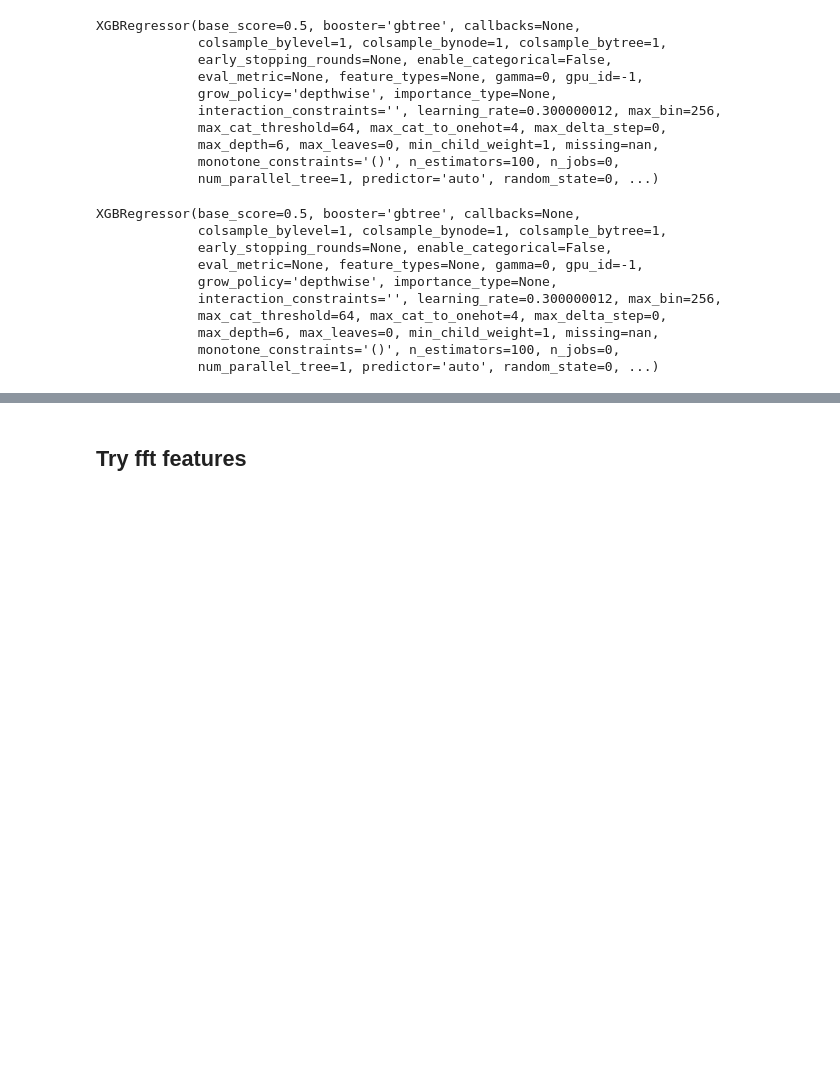
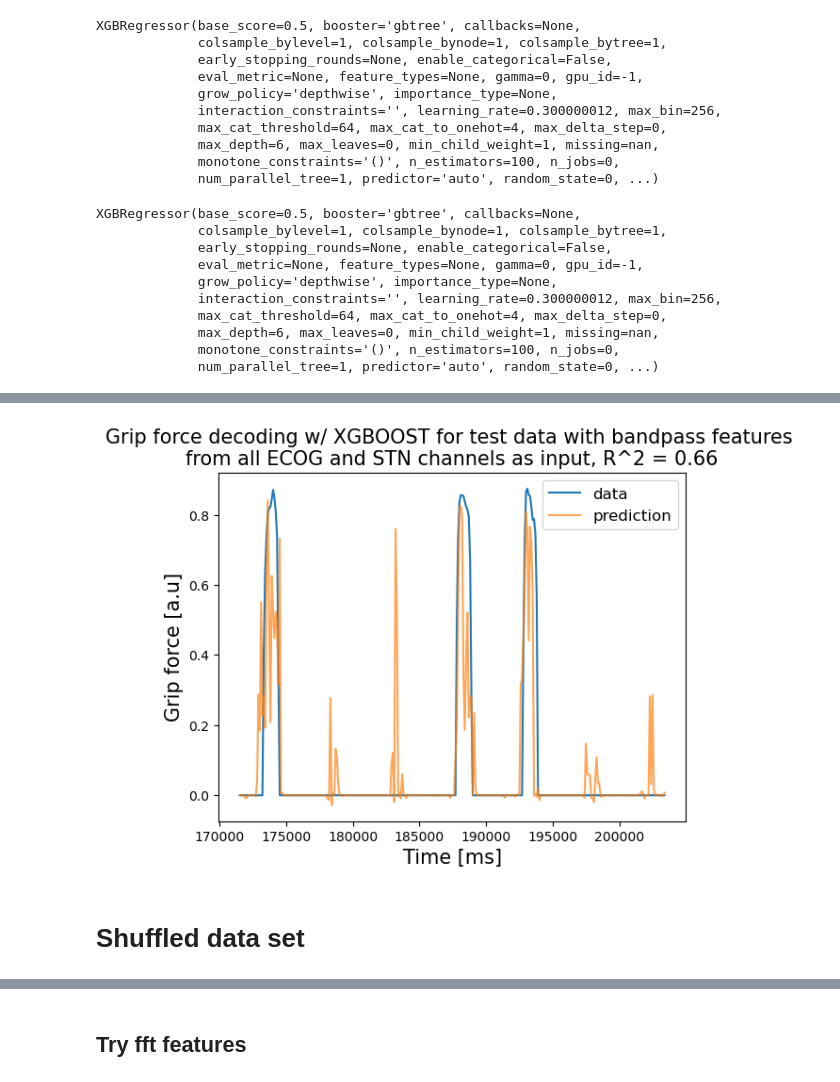
Before and after one commit to lauraflyra/BehaviorallyRelevantNeuralDynamicsWithPSID, a Jupyter notebook: src/explore_xgboost.ipynb, the cells around one changed output, grey strips where cells are left out. Saved outputs shown, nothing was run; the diff lists cells and outputs as text; code cells hidden in the pictures; blank space fills up the shorter version.

```diff
--- a/src/explore_xgboost.ipynb
+++ b/src/explore_xgboost.ipynb
@@ -68,0 +112,13 @@ print(np.mean(cv_score), np.std(cv_score))
+# %%
+time_array = data_features['time'].to_numpy().reshape(-1, 1)[test_idx_features]
+plt.plot(time_array[300:620], mov_features_test.reshape(-1,)[300:620], label = 'data')
+plt.plot(time_array[300:620], mov_feat_test_pred.reshape(-1,)[300:620], label = 'prediction', alpha = 0.7)
+plt.title("Grip force decoding w/ XGBOOST for test data with bandpass features \nfrom all ECOG and STN channels as input, R^2 = {:.3g}".format(np.mean(r2)), fontsize = 15)
+plt.xlabel("Time [ms]", fontsize = 15)
+plt.ylabel("Grip force [a.u]", fontsize = 15)
+plt.legend(fontsize = 12)
+plt.show()
+# %% [output]
+[figure, added]
+# %% [markdown]
+# Shuffled data set
```
Also changed, not shown: parts of 32 cells of this notebook.
